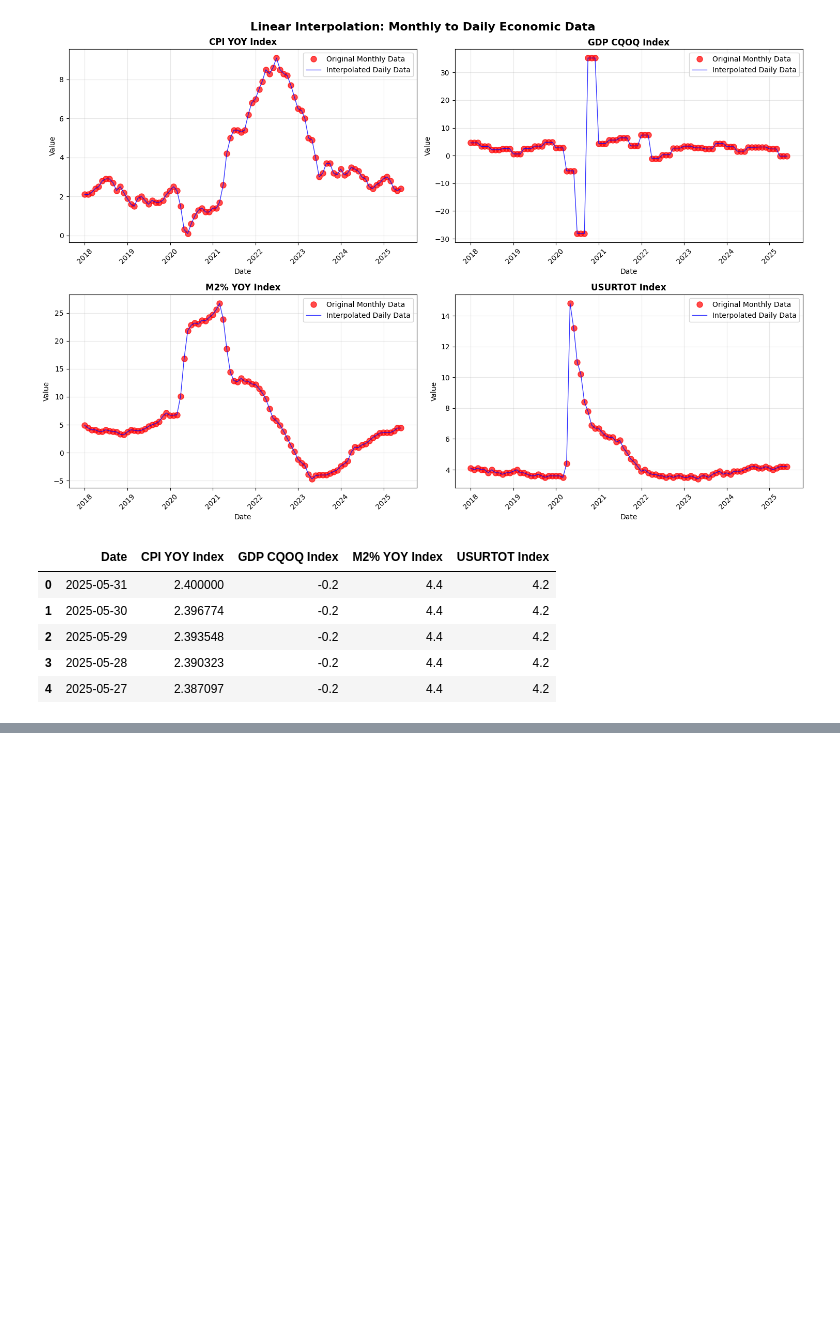
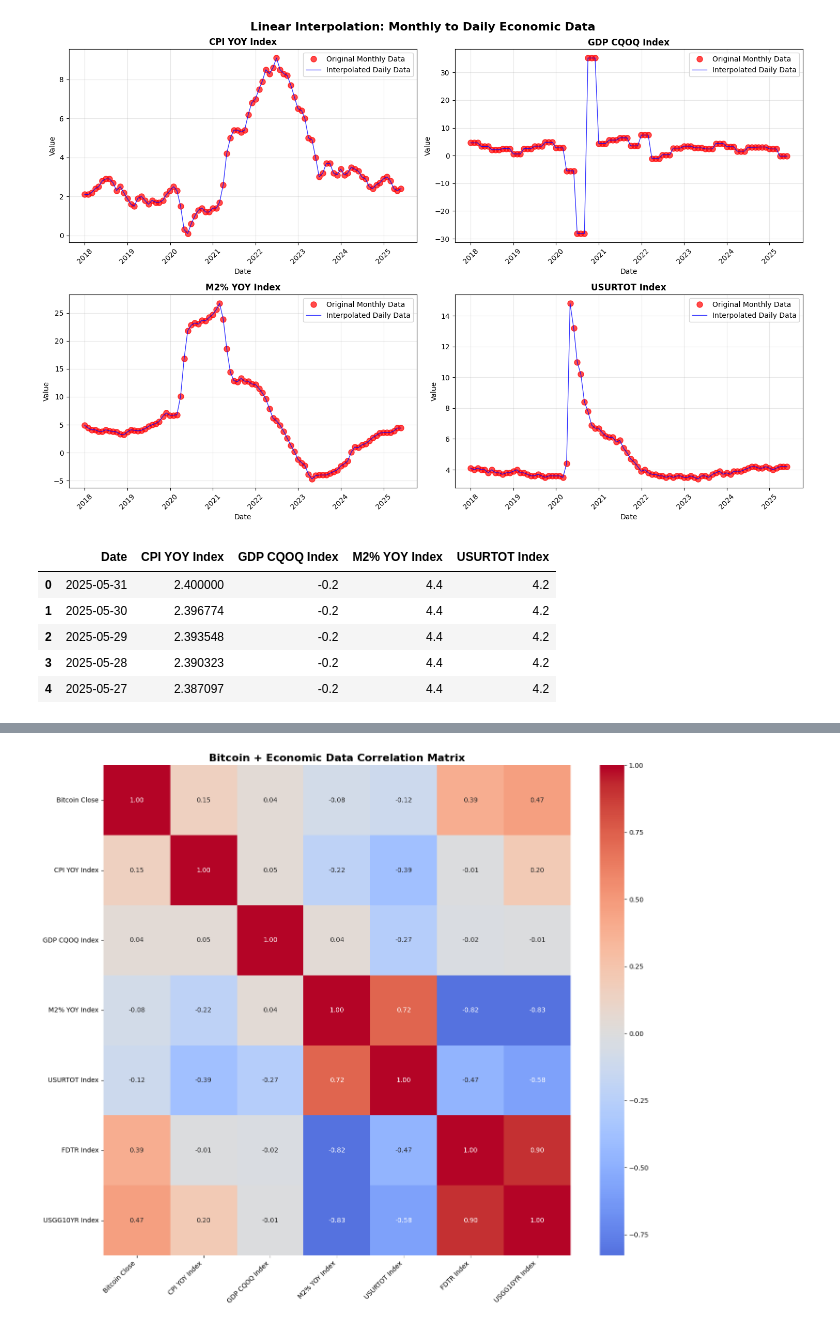
Before and after one commit to sbendre06/Supervised-Learning-BTC-Price-Direction, a Jupyter notebook: Pricing Models/feature-engineering.ipynb, the cells around one changed output, grey strips where cells are left out. Saved outputs shown, nothing was run; the diff lists cells and outputs as text; code cells hidden in the pictures; blank space fills up the shorter version.

Commit message:
economic indicators correlation

```diff
--- a/Pricing Models/feature-engineering.ipynb
+++ b/Pricing Models/feature-engineering.ipynb
@@ -160,3 +162,26 @@ economic_daily.head()
 | 2 | 2025-05-29 | 2.393548 | -0.2 | 4.4 | 4.2 |
 | 3 | 2025-05-28 | 2.390323 | -0.2 | 4.4 | 4.2 |
 | 4 | 2025-05-27 | 2.387097 | -0.2 | 4.4 | 4.2 |
+# %%
+economic_daily = economic_daily.reset_index(drop=True)
+economic_daily_df = pd.read_csv('economic-daily.csv')
+economic_more_df = pd.read_csv('economic-more.csv')
+
+economic_daily_df['Date'] = pd.to_datetime(economic_daily_df['Date']).dt.date
+economic_more_df['Date'] = pd.to_datetime(economic_more_df.iloc[:, 0]).dt.date
+
+economic_more_clean = economic_more_df.drop(columns=[economic_more_df.columns[0]])
+economic_more_clean['Date'] = economic_more_df['Date']
+
+bitcoin_economic_df = bitcoin_close.copy()
+bitcoin_economic_df = pd.merge(bitcoin_economic_df, economic_daily_df, on='Date', how='inner')
+bitcoin_economic_df = pd.merge(bitcoin_economic_df, economic_more_clean, on='Date', how='inner')
+bitcoin_economic_df = bitcoin_economic_df.dropna()
+bitcoin_economic_df = bitcoin_economic_df.rename(columns={'Close': 'Bitcoin Close'})
+
+print(f"Final shape: {bitcoin_economic_df.shape}")
+print(f"Date range: {bitcoin_economic_df['Date'].min()} to {bitcoin_economic_df['Date'].max()}")
+print(f"Total features: {bitcoin_economic_df.shape[1] - 1} (excluding Date)")
+print(f"\nColumns: {list(bitcoin_economic_df.columns)}")
+
+bitcoin_economic_df.head()
@@ -162,0 +200,17 @@ economic_daily.head()
+# %%
+economic_numeric_cols = [col for col in bitcoin_economic_df.columns if col != 'Date']
+economic_numeric_data = bitcoin_economic_df[economic_numeric_cols].select_dtypes(include=[np.number])
+
+economic_bitcoin_correlation_matrix = economic_numeric_data.corr()
+close_correlations_economic = economic_bitcoin_correlation_matrix['Bitcoin Close'].sort_values(ascending=False)
+
+# Visualize Bitcoin + Economic Data Correlation Matrix
+plt.figure(figsize=(14, 12))
+sns.heatmap(economic_bitcoin_correlation_matrix, annot=True, cmap='coolwarm', center=0, fmt='.2f')
+plt.title('Bitcoin + Economic Data Correlation Matrix', fontsize=16, fontweight='bold')
+plt.xticks(rotation=45, ha='right')
+plt.yticks(rotation=0)
+plt.tight_layout()
+plt.show()
+# %% [output]
+[figure, added]
```
Also changed, not shown: parts of 2 cells of this notebook.
